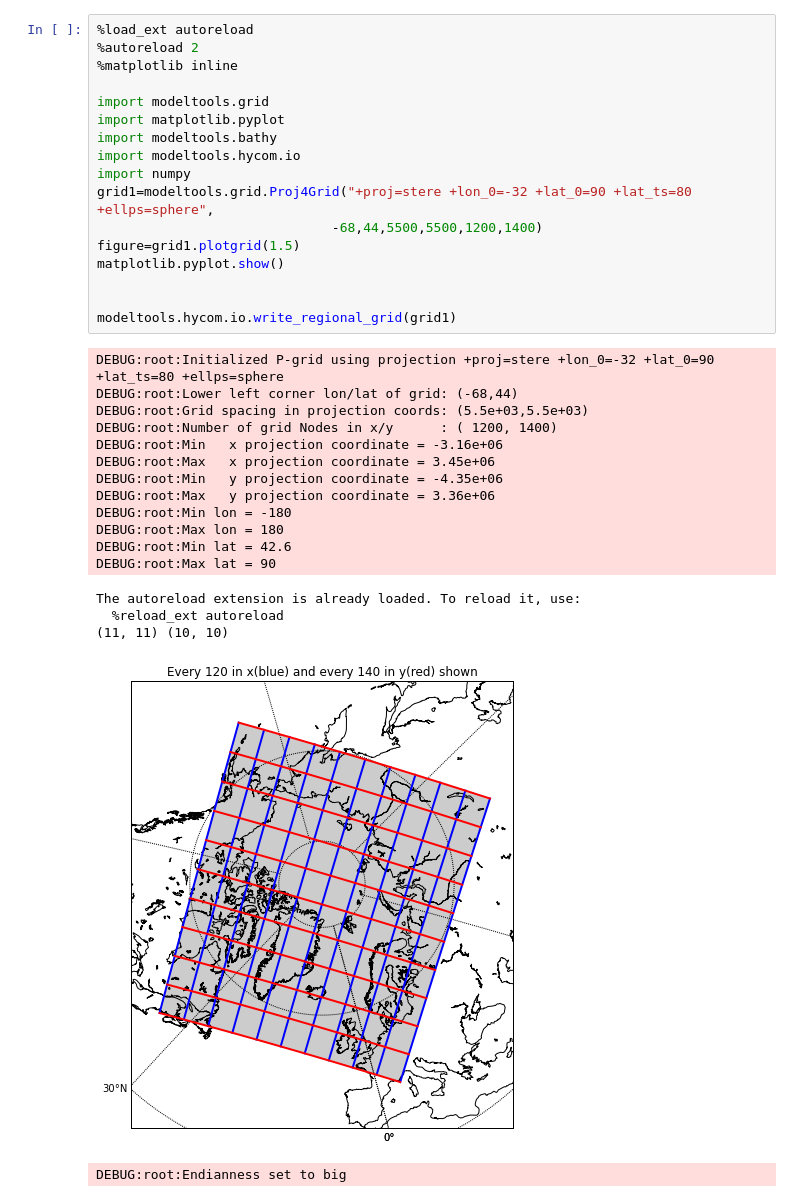
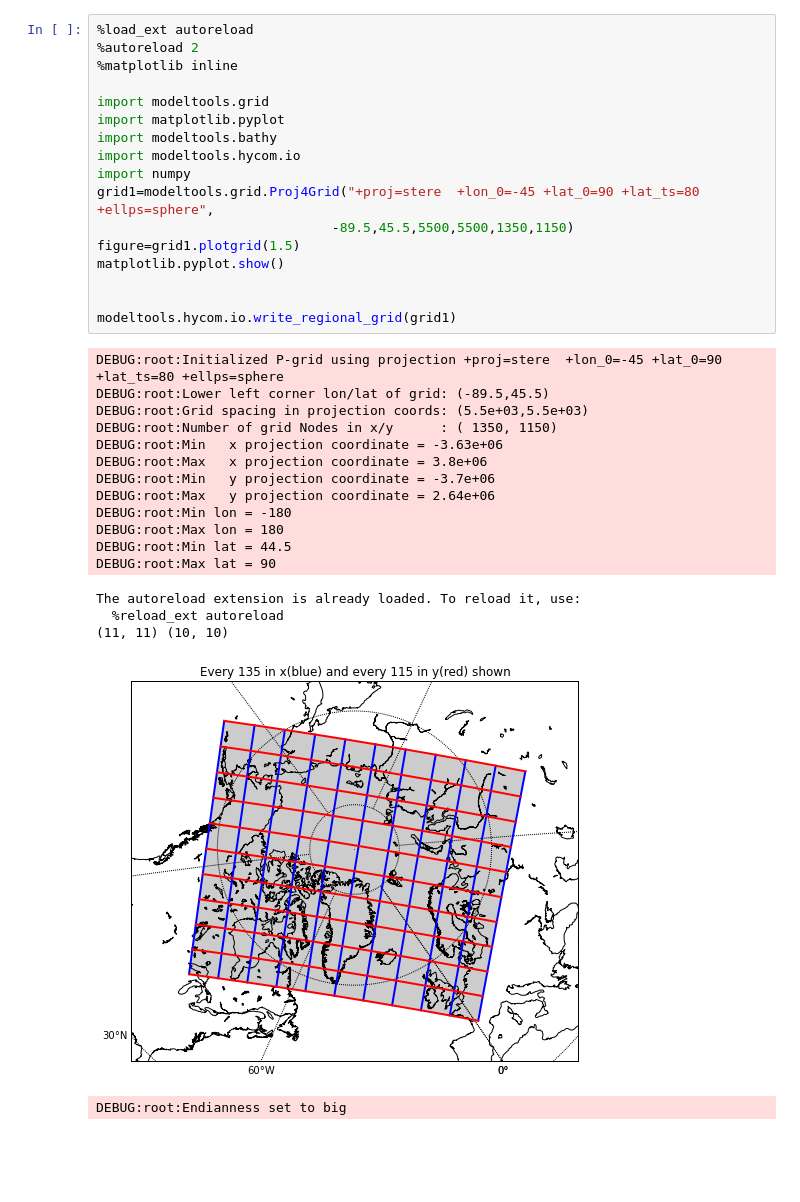
Before and after one commit to MostafaBakhoda/modeltools, a Jupyter notebook: grid+bathytest.ipynb, the cells around one changed output. Drawn from its saved outputs; the diff is of its cells as text; blank space fills up the shorter version.

```diff
--- a/grid+bathytest.ipynb
+++ b/grid+bathytest.ipynb
@@ -1,37 +1,37 @@
 # %%
 %load_ext autoreload
 %autoreload 2
 %matplotlib inline
 
 import modeltools.grid
 import matplotlib.pyplot
 import modeltools.bathy
 import modeltools.hycom.io
 import numpy
-grid1=modeltools.grid.Proj4Grid("+proj=stere +lon_0=-32 +lat_0=90 +lat_ts=80 +ellps=sphere",
-                              -68,44,5500,5500,1200,1400)
+grid1=modeltools.grid.Proj4Grid("+proj=stere  +lon_0=-45 +lat_0=90 +lat_ts=80 +ellps=sphere",
+                              -89.5,45.5,5500,5500,1350,1150)
 figure=grid1.plotgrid(1.5)
 matplotlib.pyplot.show()
 
 
 modeltools.hycom.io.write_regional_grid(grid1)
 # %% [output]
-DEBUG:root:Initialized P-grid using projection +proj=stere +lon_0=-32 +lat_0=90 +lat_ts=80 +ellps=sphere
-DEBUG:root:Lower left corner lon/lat of grid: (-68,44)
+DEBUG:root:Initialized P-grid using projection +proj=stere  +lon_0=-45 +lat_0=90 +lat_ts=80 +ellps=sphere
+DEBUG:root:Lower left corner lon/lat of grid: (-89.5,45.5)
 DEBUG:root:Grid spacing in projection coords: (5.5e+03,5.5e+03)
-DEBUG:root:Number of grid Nodes in x/y      : ( 1200, 1400)
-DEBUG:root:Min   x projection coordinate = -3.16e+06
-DEBUG:root:Max   x projection coordinate = 3.45e+06
-DEBUG:root:Min   y projection coordinate = -4.35e+06
-DEBUG:root:Max   y projection coordinate = 3.36e+06
+DEBUG:root:Number of grid Nodes in x/y      : ( 1350, 1150)
+DEBUG:root:Min   x projection coordinate = -3.63e+06
+DEBUG:root:Max   x projection coordinate = 3.8e+06
+DEBUG:root:Min   y projection coordinate = -3.7e+06
+DEBUG:root:Max   y projection coordinate = 2.64e+06
 DEBUG:root:Min lon = -180
 DEBUG:root:Max lon = 180
-DEBUG:root:Min lat = 42.6
+DEBUG:root:Min lat = 44.5
 DEBUG:root:Max lat = 90
 The autoreload extension is already loaded. To reload it, use:
   %reload_ext autoreload
 (11, 11) (10, 10)
-[figure, old version]
+[figure, new version]
 DEBUG:root:Endianness set to big
 # %%
 from mpl_toolkits.basemap import Basemap
```
Also changed, not shown: parts of 5 cells of this notebook, 1 other file.
